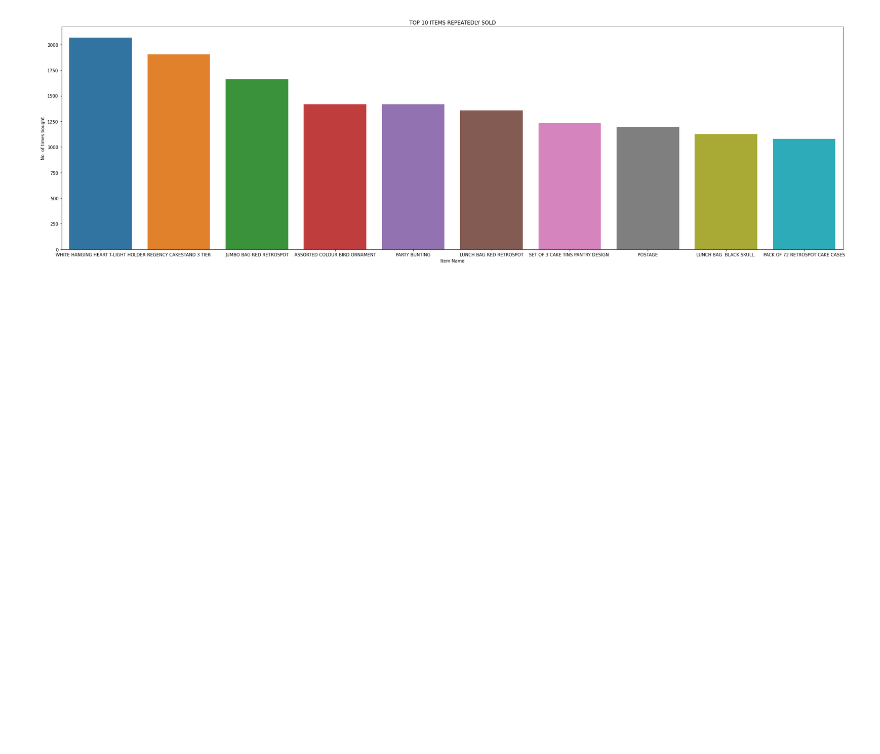
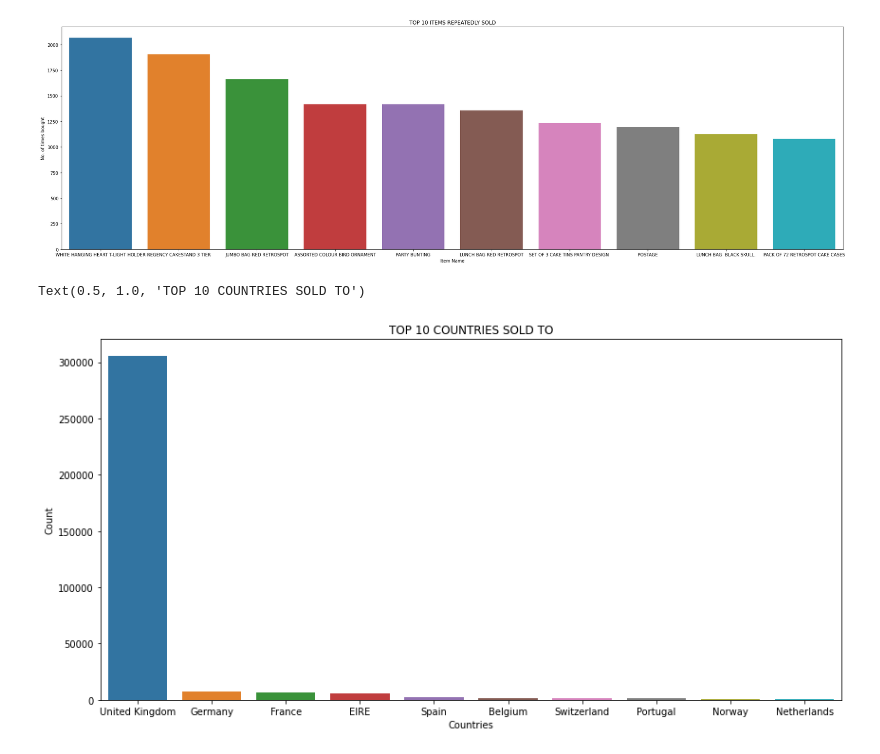
Before and after one commit to Hkhero79/Hk-online-Retail-customer-segmentation, a Jupyter notebook: Hk_Online_Retail_Customer_Segmentation_Capstone_Project.ipynb, the cells around one changed output. Cells and saved outputs as stored; diff of their text form; code cells hidden in the pictures; blank space fills up the shorter version.

```diff
--- a/Hk_Online_Retail_Customer_Segmentation_Capstone_Project.ipynb
+++ b/Hk_Online_Retail_Customer_Segmentation_Capstone_Project.ipynb
@@ -235,0 +232,10 @@ len(df_online.CustomerID.unique())
+# %%
+# Top 10 countries that were sold different items
+plt.figure(figsize = (14,7))
+sns.barplot(x = df_online['Country'].value_counts()[:10].index, y = df_online['Country'].value_counts()[:10].values)
+plt.xlabel('Countries')
+plt.ylabel('Count')
+plt.title('TOP 10 COUNTRIES SOLD TO')
+# %% [output]
+Text(0.5, 1.0, 'TOP 10 COUNTRIES SOLD TO')
+[figure, added]
```
Also changed, not shown: parts of 9 cells of this notebook.
